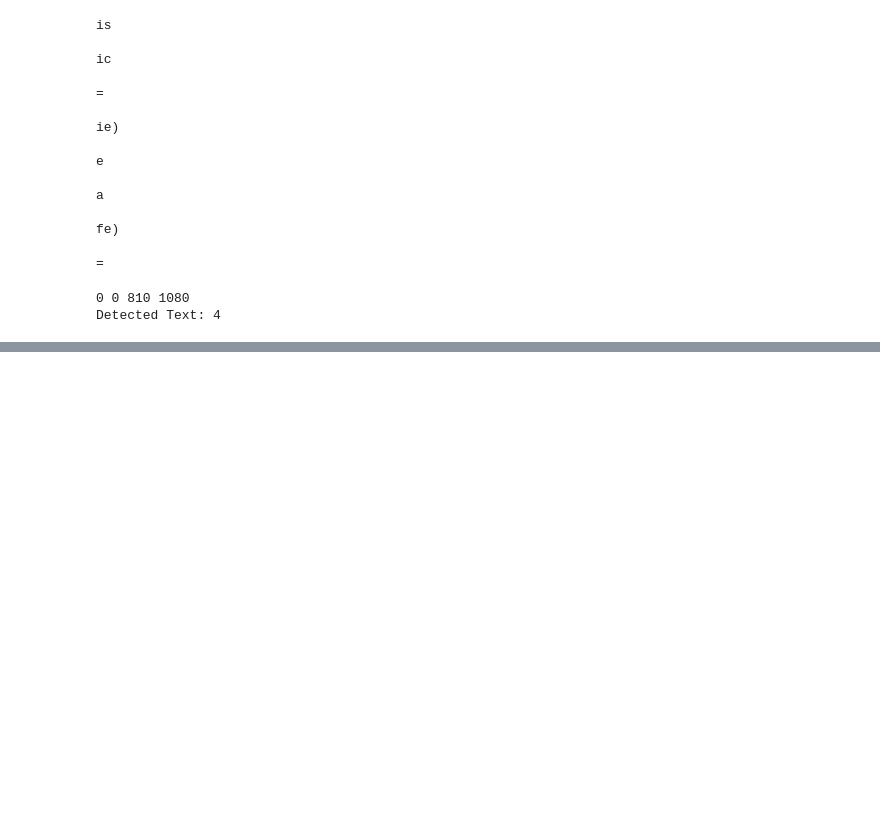
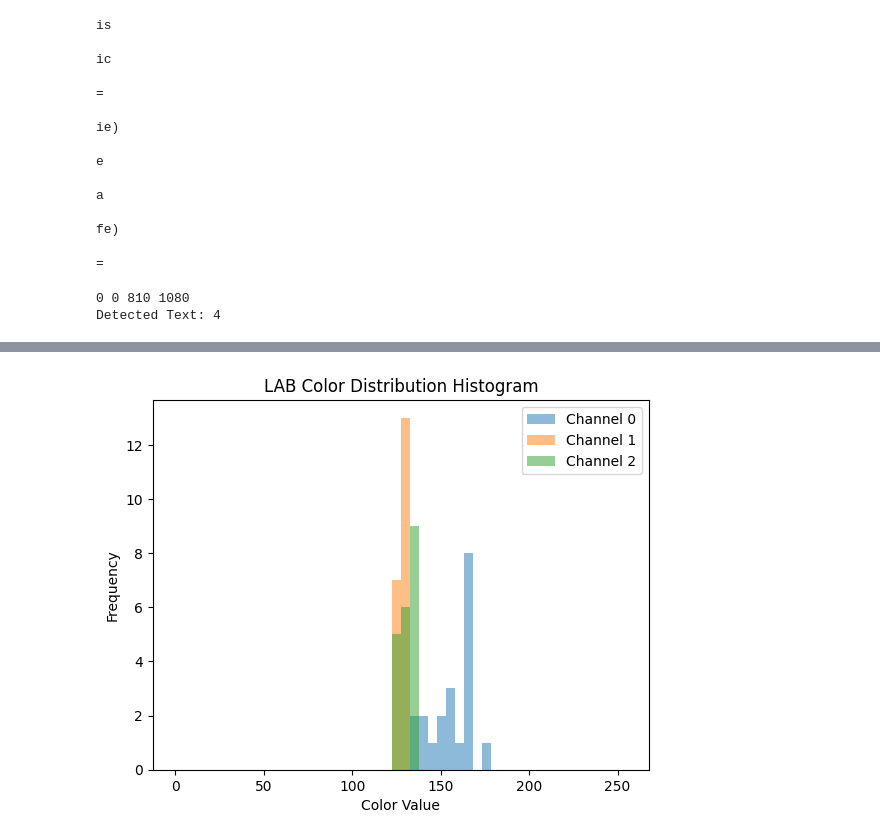
Before and after one commit to TimofiyJ/Meduzzen_Intership, a Jupyter notebook: ML_NovaPoshta_CV/experiments.ipynb, the cells around one changed output, grey strips where cells are left out. Drawn from its saved outputs; the diff is of its cells as text; code cells hidden in the pictures; blank space fills up the shorter version.

```diff
--- a/ML_NovaPoshta_CV/experiments.ipynb
+++ b/ML_NovaPoshta_CV/experiments.ipynb
@@ -88,0 +124,62 @@ Detected Text: 4
+# %%
+
+# Load the image
+image = cv2.imread(img_location)
+
+# Convert to LAB color space
+lab_image = cv2.cvtColor(image, cv2.COLOR_BGR2LAB)
+
+# Convert to grayscale for edge detection
+gray = cv2.cvtColor(image, cv2.COLOR_BGR2GRAY)
+
+# Blur the image
+blurred = cv2.GaussianBlur(gray, (5, 5), 0)
+
+# Detect edges
+edges = cv2.Canny(blurred, 50, 150)
+
+# Find contours
+contours, hierarchy = cv2.findContours(edges, cv2.RETR_TREE, cv2.CHAIN_APPROX_SIMPLE)
+
+# Filter contours
+rects = []
+colors = []  # List to store mean color values for each rectangle
+
+for contour in contours:
+    # Approximate the contour to a polygon
+    polygon = cv2.approxPolyDP(contour, 0.01 * cv2.arcLength(contour, True), True)
+
+    # Check if the polygon has 4 sides and the aspect ratio is close to 1
+    if len(polygon) == 4 and abs(1 - cv2.contourArea(polygon) / (cv2.boundingRect(polygon)[2] * cv2.boundingRect(polygon)[3])) < 0.1:
+        rects.append(polygon)
+
+# Extract color distribution from each rectangle
+for rect in rects:
+    # Get the bounding box coordinates of the rectangle
+    x, y, w, h = cv2.boundingRect(rect)
+
+    # Exclude the green rectangles
+    if np.array_equal(image[y, x], [0, 255, 0]):
+        continue
+
+    # Crop the region of interest (ROI) from the LAB image
+    roi_lab = lab_image[y:y + h, x:x + w]
+
+    # Calculate the mean color values in the LAB space
+    mean_color_lab = cv2.mean(roi_lab)[:3]  # Extract LAB color values
+    colors.append(mean_color_lab)
+
+# Convert the list of LAB color values to a NumPy array
+colors_array_lab = np.array(colors)
+
+# Display histogram for each LAB channel
+for i in range(3):  # Loop over LAB channels
+    plt.hist(colors_array_lab[:, i], bins=50, range=(0, 255), alpha=0.5, label=f'Channel {i}')
+
+plt.xlabel('Color Value')
+plt.ylabel('Frequency')
+plt.legend()
+plt.title('LAB Color Distribution Histogram')
+plt.show()
+# %% [output]
+[figure, added]
```
Also changed, not shown: parts of 11 cells of this notebook, 1 other file.
